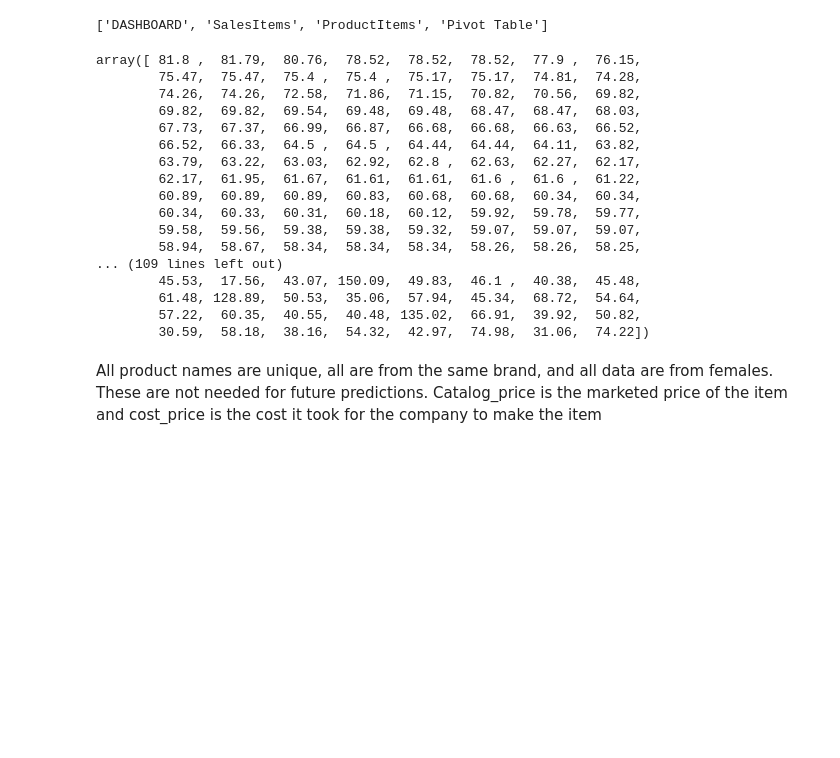
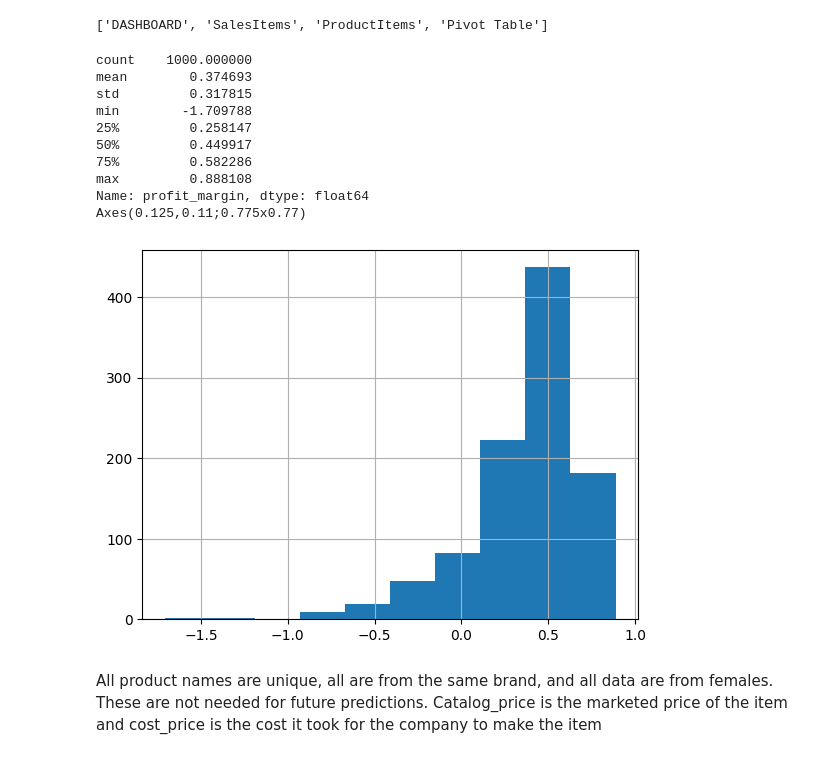
Before and after one commit to tanishasikder/Europe-Fashion, a Jupyter notebook: testing purposes/description.ipynb, the cells around one changed output. Saved outputs shown, nothing was run; the diff lists cells and outputs as text; code cells hidden in the pictures; blank space fills up the shorter version.

```diff
--- a/testing purposes/description.ipynb
+++ b/testing purposes/description.ipynb
@@ -65,54 +65,46 @@ product_compare = sales_items.merge(
 #product_compare.to_csv('C:/Users/Tanis/Downloads/Europe-Fashion/Fashion Data/product_comparing.csv', index=False)
 
 # After making the CSV file, generate synthetic data, loading here.
 synthetic = pd.read_csv('../Fashion Data/synthetic_data.csv')
 
 # Combine synthetic data with original data
 product_compare = pd.concat([product_compare, synthetic], ignore_index=True)
 
 # Adds a column to show the product's cost to make
 product_compare['cost_to_make'] = product_compare['cost_price'] * product_compare['quantity']
 
 # Adds a column to show profit
 product_compare['profit'] = product_compare['item_total'] - product_compare['cost_to_make']
 
 #Adds a column to show profit margin
 product_compare['profit_margin'] = (product_compare['unit_price'] - product_compare['cost_price']) / product_compare['unit_price']
 
 # Categorical variables for encoding
 categorical = ['category', 'color', 'size', 'channel']
 
 categorical_encoding = {}
 
 for col in categorical:
     label = LabelEncoder()
     # In the initial dataframe, replace every categorical value with the encoded one
     product_compare[col] = label.fit_transform(product_compare[col])
     # Store the encoders used for every categorical variable
     categorical_encoding[col] = label
 
-X = product_compare[['category', 'color', 'size', 'catalog_price', 'channel', 'original_price', 'unit_price']].values
-y = product_compare[['profit_margin', 'quantity', 'item_total']].values
-
-y[:, 2]
+print(product_compare['profit_margin'].describe())
+print(product_compare['profit_margin'].hist())
 # %% [output]
-array([ 81.8 ,  81.79,  80.76,  78.52,  78.52,  78.52,  77.9 ,  76.15,
-        75.47,  75.47,  75.4 ,  75.4 ,  75.17,  75.17,  74.81,  74.28,
-        74.26,  74.26,  72.58,  71.86,  71.15,  70.82,  70.56,  69.82,
-        69.82,  69.82,  69.54,  69.48,  69.48,  68.47,  68.47,  68.03,
-        67.73,  67.37,  66.99,  66.87,  66.68,  66.68,  66.63,  66.52,
-        66.52,  66.33,  64.5 ,  64.5 ,  64.44,  64.44,  64.11,  63.82,
-        63.79,  63.22,  63.03,  62.92,  62.8 ,  62.63,  62.27,  62.17,
-        62.17,  61.95,  61.67,  61.61,  61.61,  61.6 ,  61.6 ,  61.22,
-        60.89,  60.89,  60.89,  60.83,  60.68,  60.68,  60.34,  60.34,
-        60.34,  60.33,  60.31,  60.18,  60.12,  59.92,  59.78,  59.77,
-        59.58,  59.56,  59.38,  59.38,  59.32,  59.07,  59.07,  59.07,
-        58.94,  58.67,  58.34,  58.34,  58.34,  58.26,  58.26,  58.25,
-... (109 lines left out)
-        45.53,  17.56,  43.07, 150.09,  49.83,  46.1 ,  40.38,  45.48,
-        61.48, 128.89,  50.53,  35.06,  57.94,  45.34,  68.72,  54.64,
-        57.22,  60.35,  40.55,  40.48, 135.02,  66.91,  39.92,  50.82,
-        30.59,  58.18,  38.16,  54.32,  42.97,  74.98,  31.06,  74.22])
+count    1000.000000
+mean        0.374693
+std         0.317815
+min        -1.709788
+25%         0.258147
+50%         0.449917
+75%         0.582286
+max         0.888108
+Name: profit_margin, dtype: float64
+Axes(0.125,0.11;0.775x0.77)
+[figure, added]
 # %% [markdown]
 All product names are unique, all are from the same brand, and all data are from females. These are not needed for future predictions. Catalog_price is the marketed price of the item and cost_price is the cost it took for the company to make the item
 # %%
```
Also changed, not shown: 2 other files.
